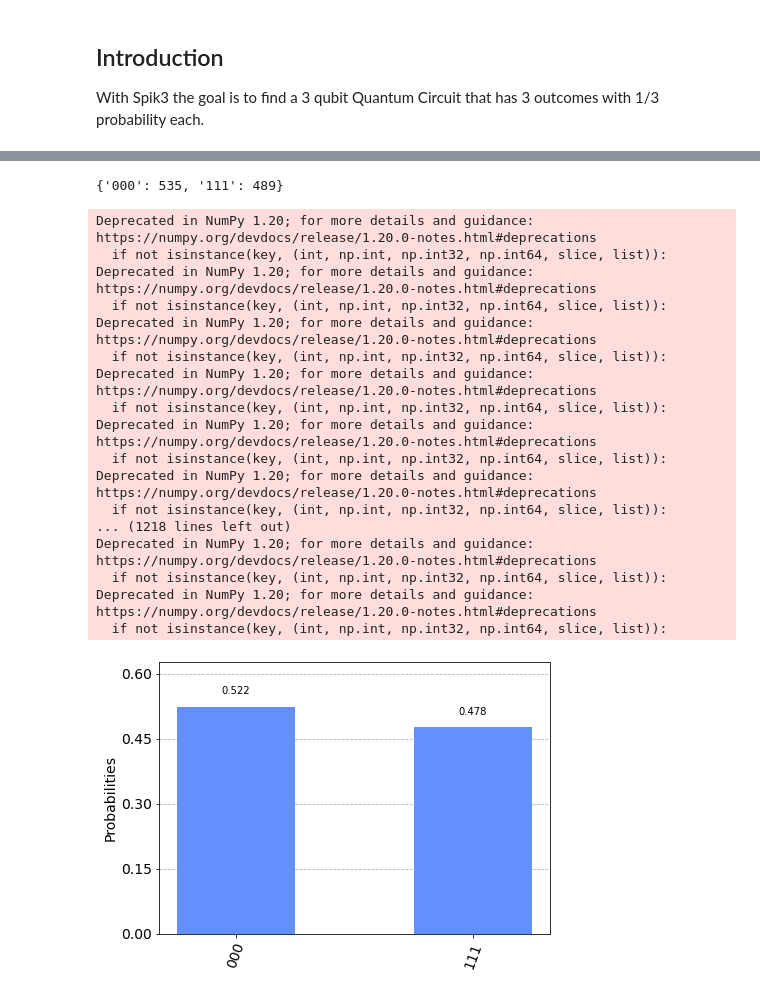
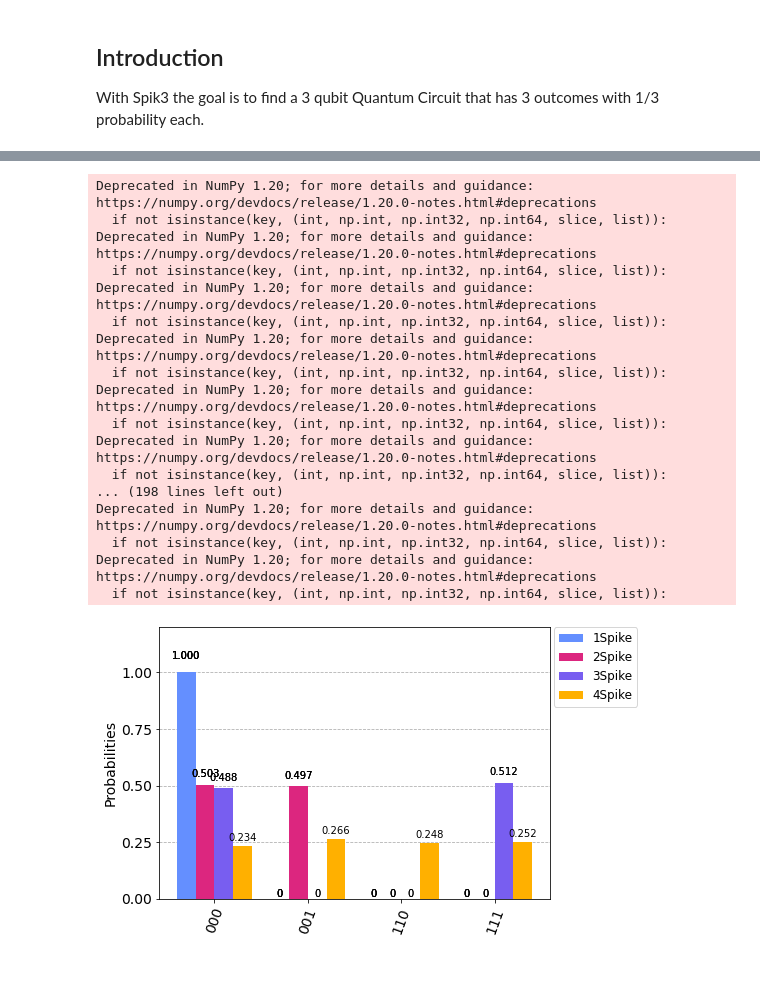
Before and after one commit to 708-145/qiskit-zone, a Jupyter notebook: playground/spik3.ipynb, the cells around one changed output, grey strips where cells are left out. Drawn from its saved outputs; the diff is of its cells as text; code cells hidden in the pictures.

```diff
--- a/playground/spik3.ipynb
+++ b/playground/spik3.ipynb
@@ -36,9 +36,9 @@ circ1.barrier(range(3))
 circ1.measure(range(3),range(3))
 
 # spike2 solution
-circ2.h(2)
-circ2.cx(2, 0)
-circ2.cx(2, 1)
+circ2.h(0)
+#circ2.cx(2, 0)
+#circ2.cx(2, 1)
 circ2.barrier(range(3))
 circ2.measure(range(3),range(3))
 
@@ -90,38 +90,53 @@ c: 3/══════════════╩══╩══╩═
 # %%
 # Use Aer's qasm_simulator
 backend_sim = Aer.get_backend('qasm_simulator')
 
 # Execute the circuit on the qasm simulator.
 # We've set the number of repeats of the circuit
 # to be 1024, which is the default.
-job_sim = execute(circ, backend_sim, shots=1024)
+job1 = execute(circ1, backend_sim, shots=1024)
+job2 = execute(circ2, backend_sim, shots=1024)
+job3 = execute(circ3, backend_sim, shots=1024)
+job4 = execute(circ4, backend_sim, shots=1024)
 
 # Grab the results from the job.
-result_sim = job_sim.result()
-counts = result_sim.get_counts(circ)
-print(counts)
-plot_histogram(counts)
+result1 = job1.result()
+counts1 = result1.get_counts(circ1)
+#print(counts1)
+#plot_histogram(counts)
 
-result_exp = job_exp.result()
-counts_exp = result_exp.get_counts(qc)
-plot_histogram([counts_exp,counts], legend=['Device', 'Simulator'])
+result2 = job2.result()
+counts2 = result2.get_counts(circ2)
+#print(counts2)
+#plot_histogram(counts)
+
+result3 = job3.result()
+counts3 = result3.get_counts(circ3)
+#print(counts3)
+#plot_histogram(counts)
+
+result4 = job4.result()
+counts4 = result4.get_counts(circ4)
+#print(counts4)
+#plot_histogram(counts)
+
+plot_histogram([counts1, counts2, counts3, counts4], legend=['1Spike', '2Spike', '3Spike', '4Spike'])
 # %% [output]
-{'000': 535, '111': 489}
+Deprecated in NumPy 1.20; for more details and guidance: https://numpy.org/devdocs/release/1.20.0-notes.html#deprecations
+  if not isinstance(key, (int, np.int, np.int32, np.int64, slice, list)):
+Deprecated in NumPy 1.20; for more details and guidance: https://numpy.org/devdocs/release/1.20.0-notes.html#deprecations
+  if not isinstance(key, (int, np.int, np.int32, np.int64, slice, list)):
+Deprecated in NumPy 1.20; for more details and guidance: https://numpy.org/devdocs/release/1.20.0-notes.html#deprecations
+  if not isinstance(key, (int, np.int, np.int32, np.int64, slice, list)):
+Deprecated in NumPy 1.20; for more details and guidance: https://numpy.org/devdocs/release/1.20.0-notes.html#deprecations
+  if not isinstance(key, (int, np.int, np.int32, np.int64, slice, list)):
+Deprecated in NumPy 1.20; for more details and guidance: https://numpy.org/devdocs/release/1.20.0-notes.html#deprecations
+  if not isinstance(key, (int, np.int, np.int32, np.int64, slice, list)):
+Deprecated in NumPy 1.20; for more details and guidance: https://numpy.org/devdocs/release/1.20.0-notes.html#deprecations
+  if not isinstance(key, (int, np.int, np.int32, np.int64, slice, list)):
+... (198 lines left out)
+Deprecated in NumPy 1.20; for more details and guidance: https://numpy.org/devdocs/release/1.20.0-notes.html#deprecations
+  if not isinstance(key, (int, np.int, np.int32, np.int64, slice, list)):
+Deprecated in NumPy 1.20; for more details and guidance: https://numpy.org/devdocs/release/1.20.0-notes.html#deprecations
+  if not isinstance(key, (int, np.int, np.int32, np.int64, slice, list)):
-Deprecated in NumPy 1.20; for more details and guidance: https://numpy.org/devdocs/release/1.20.0-notes.html#deprecations
-  if not isinstance(key, (int, np.int, np.int32, np.int64, slice, list)):
-Deprecated in NumPy 1.20; for more details and guidance: https://numpy.org/devdocs/release/1.20.0-notes.html#deprecations
-  if not isinstance(key, (int, np.int, np.int32, np.int64, slice, list)):
-Deprecated in NumPy 1.20; for more details and guidance: https://numpy.org/devdocs/release/1.20.0-notes.html#deprecations
-  if not isinstance(key, (int, np.int, np.int32, np.int64, slice, list)):
-Deprecated in NumPy 1.20; for more details and guidance: https://numpy.org/devdocs/release/1.20.0-notes.html#deprecations
-  if not isinstance(key, (int, np.int, np.int32, np.int64, slice, list)):
-Deprecated in NumPy 1.20; for more details and guidance: https://numpy.org/devdocs/release/1.20.0-notes.html#deprecations
-  if not isinstance(key, (int, np.int, np.int32, np.int64, slice, list)):
-Deprecated in NumPy 1.20; for more details and guidance: https://numpy.org/devdocs/release/1.20.0-notes.html#deprecations
-  if not isinstance(key, (int, np.int, np.int32, np.int64, slice, list)):
-... (1218 lines left out)
-Deprecated in NumPy 1.20; for more details and guidance: https://numpy.org/devdocs/release/1.20.0-notes.html#deprecations
-  if not isinstance(key, (int, np.int, np.int32, np.int64, slice, list)):
-Deprecated in NumPy 1.20; for more details and guidance: https://numpy.org/devdocs/release/1.20.0-notes.html#deprecations
-  if not isinstance(key, (int, np.int, np.int32, np.int64, slice, list)):
-[figure, old version]
+[figure, new version]
```
Also changed, not shown: parts of 1 cell of this notebook.
